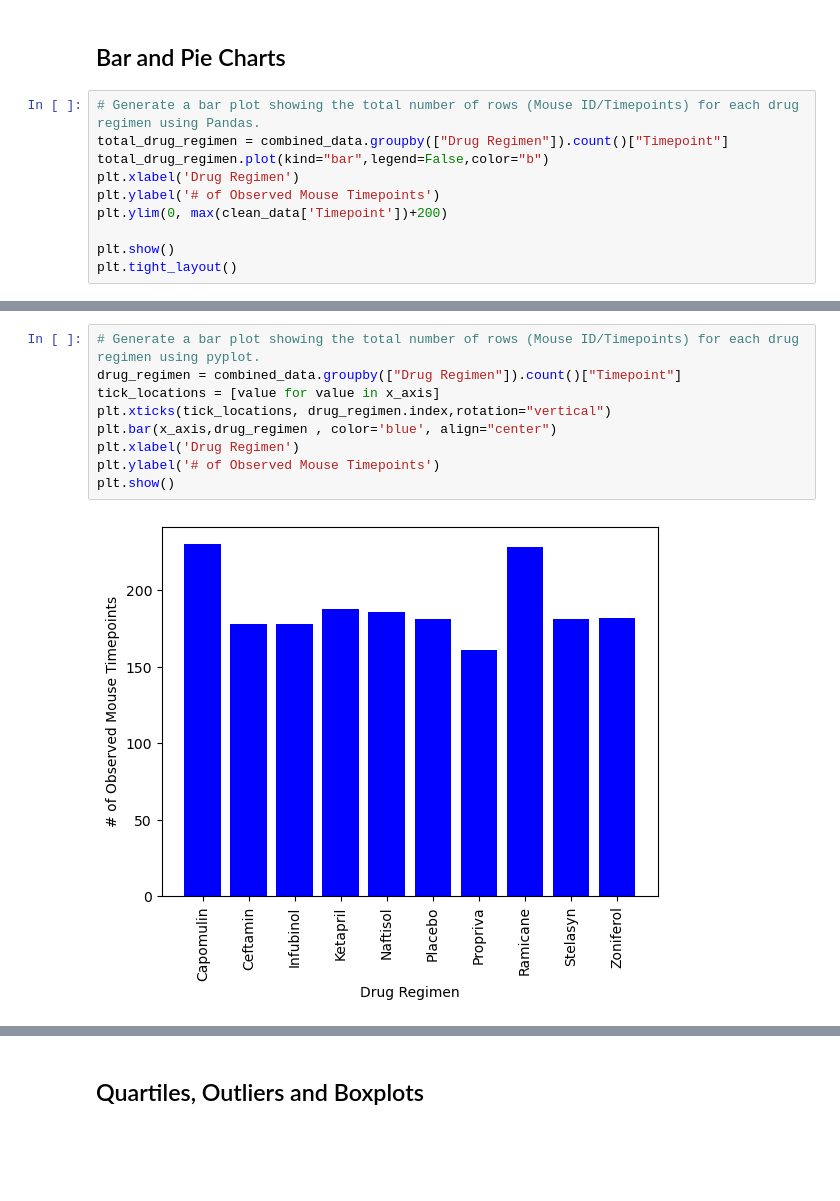
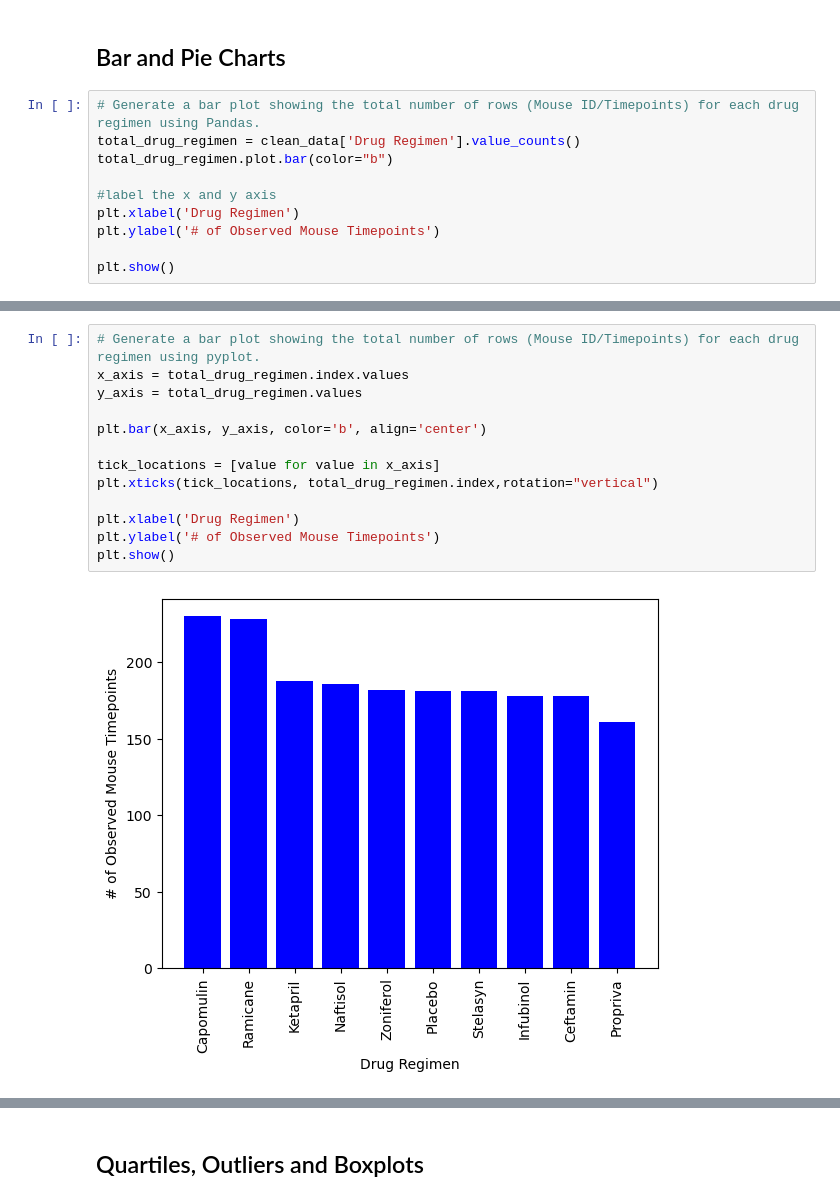
Before and after one commit to av9248/Pymaceuticals, a Jupyter notebook: pymaceuticals_starterAG.ipynb, the cells around one changed output, grey strips where cells are left out. Cells and saved outputs as stored; diff of their text form; blank space fills up the shorter version.

```diff
--- a/pymaceuticals_starterAG.ipynb
+++ b/pymaceuticals_starterAG.ipynb
@@ -147,12 +147,12 @@ agg_method_summary
 ## Bar and Pie Charts
 # %%
 # Generate a bar plot showing the total number of rows (Mouse ID/Timepoints) for each drug regimen using Pandas.
-total_drug_regimen = combined_data.groupby(["Drug Regimen"]).count()["Timepoint"]
-total_drug_regimen.plot(kind="bar",legend=False,color="b")
+total_drug_regimen = clean_data['Drug Regimen'].value_counts()
+total_drug_regimen.plot.bar(color="b")
+
+#label the x and y axis
 plt.xlabel('Drug Regimen')
 plt.ylabel('# of Observed Mouse Timepoints')
-plt.ylim(0, max(clean_data['Timepoint'])+200)
 
 plt.show()
-plt.tight_layout()
 # %% [output]
@@ -161,14 +160,18 @@ plt.tight_layout()
 # %%
 # Generate a bar plot showing the total number of rows (Mouse ID/Timepoints) for each drug regimen using pyplot.
-drug_regimen = combined_data.groupby(["Drug Regimen"]).count()["Timepoint"]
+x_axis = total_drug_regimen.index.values
+y_axis = total_drug_regimen.values
+
+plt.bar(x_axis, y_axis, color='b', align='center')
+
 tick_locations = [value for value in x_axis]
-plt.xticks(tick_locations, drug_regimen.index,rotation="vertical")
-plt.bar(x_axis,drug_regimen , color='blue', align="center")
+plt.xticks(tick_locations, total_drug_regimen.index,rotation="vertical")
+
 plt.xlabel('Drug Regimen')
 plt.ylabel('# of Observed Mouse Timepoints')
 plt.show()
 # %% [output]
-[figure, old version]
+[figure, new version]
 # %%
 # Generate a pie chart, using Pandas, showing the distribution of unique female versus male mice used in the study
 
```
Also changed, not shown: parts of 6 cells of this notebook.
